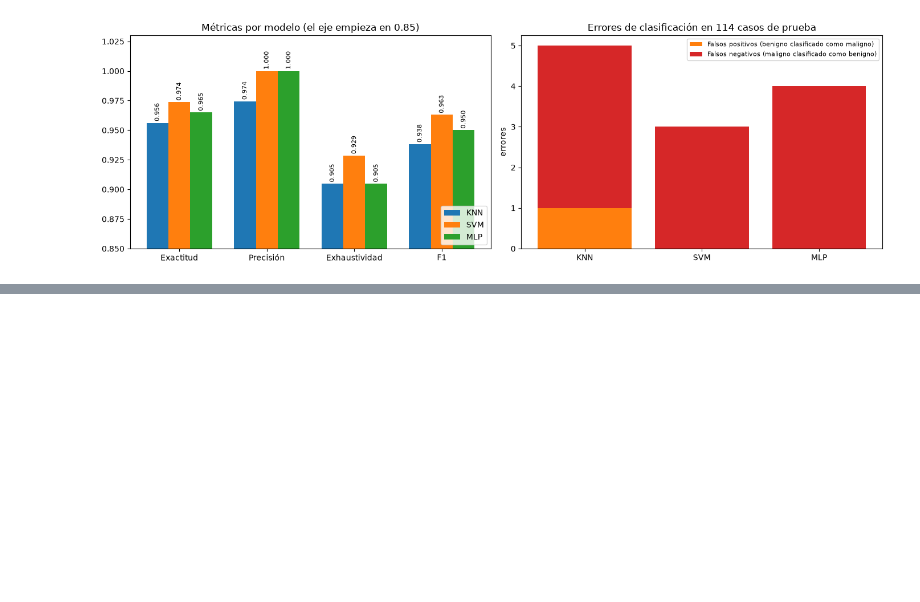
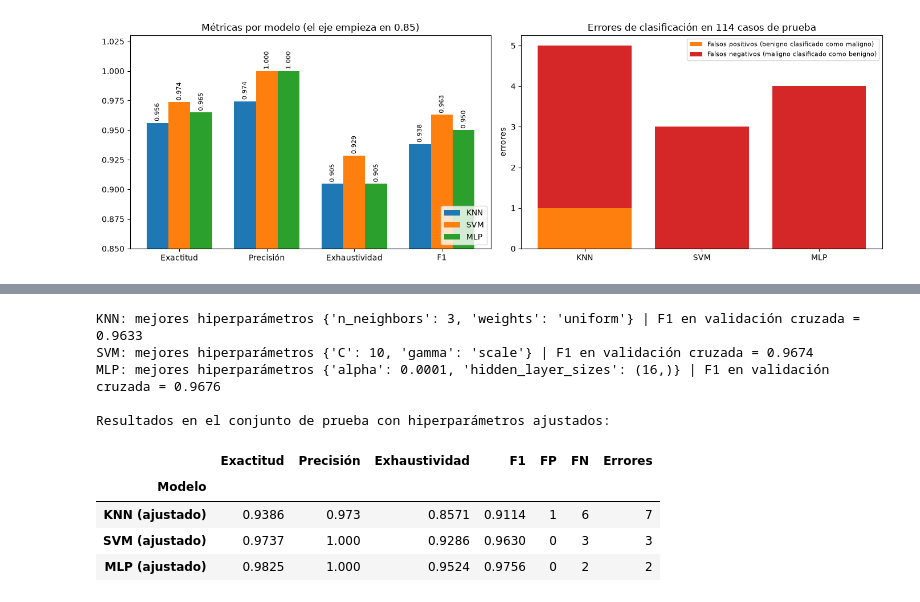
Before and after one commit to strawrabbit0424/comparacion-knn-svm-mlp, a Jupyter notebook: Comparacion_KNN_SVM_MLP.ipynb, the cells around one changed output, grey strips where cells are left out. Cells and saved outputs as stored; diff of their text form; code cells hidden in the pictures; blank space fills up the shorter version.

Commit message:
Agrega ajuste de hiperparámetros con validación cruzada en entrenamiento

```diff
--- a/Comparacion_KNN_SVM_MLP.ipynb
+++ b/Comparacion_KNN_SVM_MLP.ipynb
@@ -211,0 +216,32 @@ plt.tight_layout(); plt.show()
+# %%
+cv = StratifiedKFold(n_splits=5, shuffle=True, random_state=SEED)
+mallas = {
+    "KNN": (KNeighborsClassifier(), {"kneighborsclassifier__n_neighbors": [3, 5, 7, 9, 11, 15, 21],
+                                     "kneighborsclassifier__weights": ["uniform", "distance"]}),
+    "SVM": (SVC(kernel="rbf", random_state=SEED), {"svc__C": [0.1, 1, 10, 100], "svc__gamma": ["scale", 0.1, 0.01, 0.001]}),
+    "MLP": (MLPClassifier(max_iter=2000, random_state=SEED), {"mlpclassifier__hidden_layer_sizes": [(16,), (32,), (32, 16)],
+                                                           "mlpclassifier__alpha": [0.0001, 0.001, 0.01]}),
+}
+filas_aj, mejores = [], {}
+for nombre, (modelo, malla) in mallas.items():
+    gs = GridSearchCV(make_pipeline(StandardScaler(), modelo), malla, cv=cv, scoring="f1", n_jobs=-1).fit(X_train, y_train)
+    mejores[nombre] = gs
+    pred = gs.predict(X_test)
+    vn, fp, fn, vp = confusion_matrix(y_test, pred).ravel()
+    print(f"{nombre}: mejores hiperparámetros {({k.split('__')[1]: v for k, v in gs.best_params_.items()})} | F1 en validación cruzada = {gs.best_score_:.4f}")
+    filas_aj.append({"Modelo": nombre + " (ajustado)", "Exactitud": accuracy_score(y_test, pred), "Precisión": precision_score(y_test, pred),
+                     "Exhaustividad": recall_score(y_test, pred), "F1": f1_score(y_test, pred), "FP": fp, "FN": fn, "Errores": fp + fn})
+ajustados = pd.DataFrame(filas_aj).set_index("Modelo")
+print("\nResultados en el conjunto de prueba con hiperparámetros ajustados:")
+display(ajustados.round(4))
+# %% [output]
+KNN: mejores hiperparámetros {'n_neighbors': 3, 'weights': 'uniform'} | F1 en validación cruzada = 0.9633
+SVM: mejores hiperparámetros {'C': 10, 'gamma': 'scale'} | F1 en validación cruzada = 0.9674
+MLP: mejores hiperparámetros {'alpha': 0.0001, 'hidden_layer_sizes': (16,)} | F1 en validación cruzada = 0.9676
+
+Resultados en el conjunto de prueba con hiperparámetros ajustados:
+|  | Exactitud | Precisión | Exhaustividad | F1 | FP | FN | Errores |
+| Modelo |  |  |  |  |  |  |  |
+| KNN (ajustado) | 0.9386 | 0.973 | 0.8571 | 0.9114 | 1 | 6 | 7 |
+| SVM (ajustado) | 0.9737 | 1.000 | 0.9286 | 0.9630 | 0 | 3 | 3 |
+| MLP (ajustado) | 0.9825 | 1.000 | 0.9524 | 0.9756 | 0 | 2 | 2 |
```
Also changed, not shown: parts of 1 cell of this notebook.
